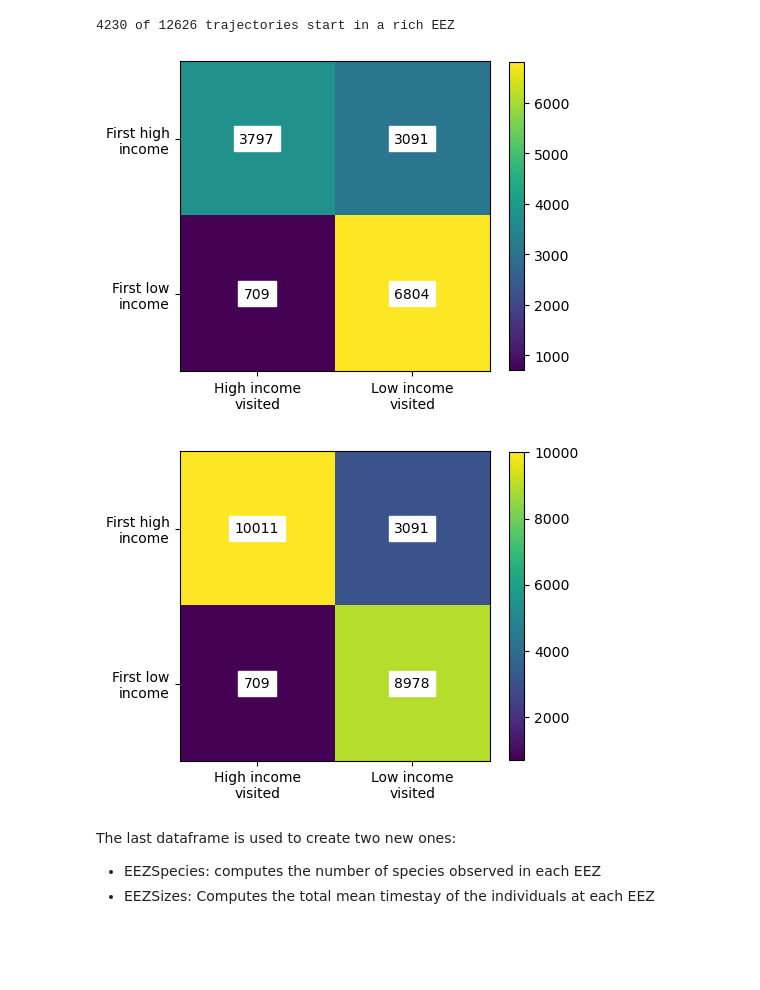
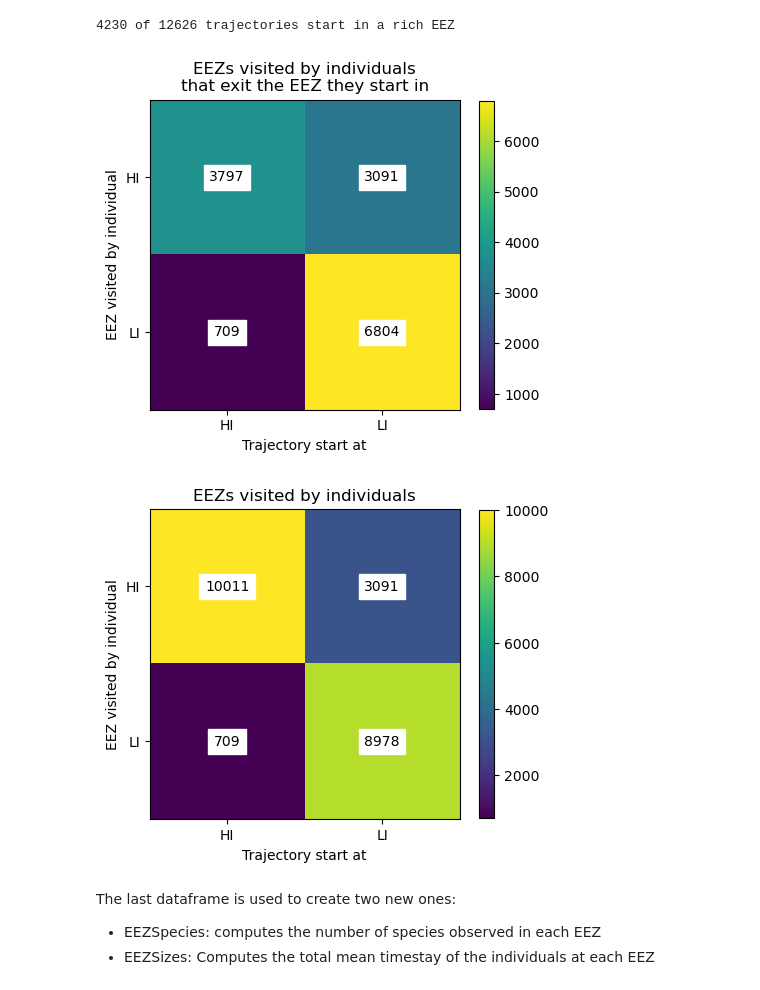
Before and after one commit to GBuenvar/MarineConsEcoStrat, a Jupyter notebook: Map/EEZ_all_species.ipynb, the cells around one changed output. Saved outputs shown, nothing was run; the diff lists cells and outputs as text; code cells hidden in the pictures; blank space fills up the shorter version.

Commit message:
Changes in plots

```diff
--- a/Map/EEZ_all_species.ipynb
+++ b/Map/EEZ_all_species.ipynb
@@ -457,44 +457,73 @@ print("{} of {} trajectories start in a rich EEZ".format(start_in_rich, len(firs
 # %%
 fig, ax = plt.subplots(figsize=(5, 5))
 im = ax.imshow(RP_matrix - Only_one_visit, cmap="viridis")
+ax.set_title(
+    "EEZs visited by individuals\nthat exit the EEZ they start in")
 # plot colorbar
 cbar = plt.colorbar(im, ax=ax, shrink=0.8)
 # cbar.set_label("Number of trajectories")
 # We want to show all ticks...
 ax.set_xticks([0, 1])
 ax.set_yticks([0, 1])
 # ... and label them with the respective list entries
-ax.set_xticklabels(["High income\nvisited", "Low income\nvisited"])
-ax.set_yticklabels(["First high\nincome", "First low\nincome"])
+ax.set_xlabel("Trajectory start at")
+ax.set_ylabel("EEZs visited by individual")
+ax.set_xticklabels(["HI", "LI"])
+ax.set_yticklabels(["HI", "LI"])
 # Loop over data dimensions and create text annotations.
 for i in range(2):
     for j in range(2):
-        text = ax.text(j, i, int(RP_matrix[i, j] - Only_one_visit[i, j]), ha="center", va="center", color="k", backgroundcolor="w")
+        text = ax.text(
+            j,
+            i,
+            int(RP_matrix[i, j] - Only_one_visit[i, j]),
+            ha="center",
+            va="center",
+            color="k",
+            backgroundcolor="w")
 
-fig.savefig("../Map/RP_matrix_no_one_visit.png", dpi=300, bbox_inches="tight")
-fig.savefig("../Map/RP_matrix_no_one_visit.pdf", dpi=300, bbox_inches="tight")
+fig.savefig("../Map/RP_matrix_no_one_visit.png",
+            dpi=300,
+            bbox_inches="tight")
+fig.savefig("../Map/RP_matrix_no_one_visit.pdf",
+            dpi=300,
+            bbox_inches="tight")
 
 fig, ax = plt.subplots(figsize=(5, 5))
 im = ax.imshow(RP_matrix, cmap="viridis")
+ax.set_title("EEZs visited by individuals")
 # plot colorbar
 cbar = plt.colorbar(im, ax=ax, shrink=0.8)
 # cbar.set_label("Number of trajectories")
 # We want to show all ticks...
 ax.set_xticks([0, 1])
 ax.set_yticks([0, 1])
 # ... and label them with the respective list entries
-ax.set_xticklabels(["High income\nvisited", "Low income\nvisited"])
-ax.set_yticklabels(["First high\nincome", "First low\nincome"])
+ax.set_xlabel("Trajectory start at")
+ax.set_ylabel("EEZs visited by individual")
+ax.set_xticklabels(["HI", "LI"])
+ax.set_yticklabels(["HI", "LI"])
 # Loop over data dimensions and create text annotations.
 for i in range(2):
     for j in range(2):
-        text = ax.text(j, i, int(RP_matrix[i, j]), ha="center", va="center", color="k", backgroundcolor="w")
+        text = ax.text(
+            j,
+            i,
+            int(RP_matrix[i, j]),
+            ha="center",
+            va="center",
+            color="k",
+            backgroundcolor="w")
 
-fig.savefig("../Map/RP_matrix.png", dpi=300, bbox_inches="tight")
-fig.savefig("../Map/RP_matrix.pdf", dpi=300, bbox_inches="tight")
+fig.savefig("../Map/RP_matrix.png",
+            dpi=300,
+            bbox_inches="tight")
+fig.savefig("../Map/RP_matrix.pdf",
+            dpi=300,
+            bbox_inches="tight")
 # %% [output]
-[figure, old version]
+[figure, new version]
-[figure, old version]
+[figure, new version]
 # %% [markdown]
 The last dataframe is used to create two new ones:
 - EEZSpecies: computes the number of species observed in each EEZ
```
Also changed, not shown: parts of 3 cells of this notebook, 2 other files.
